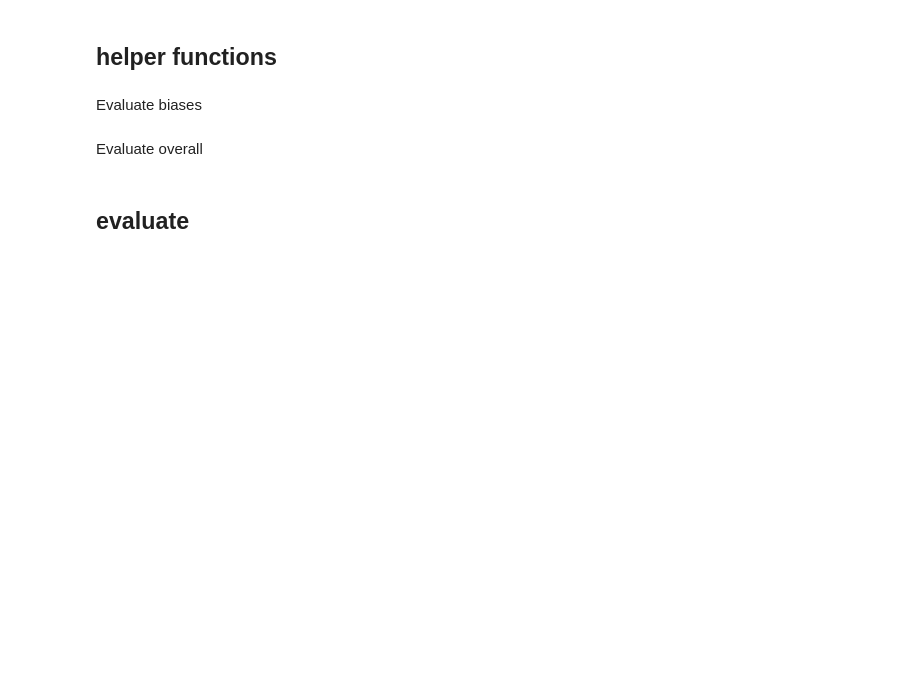
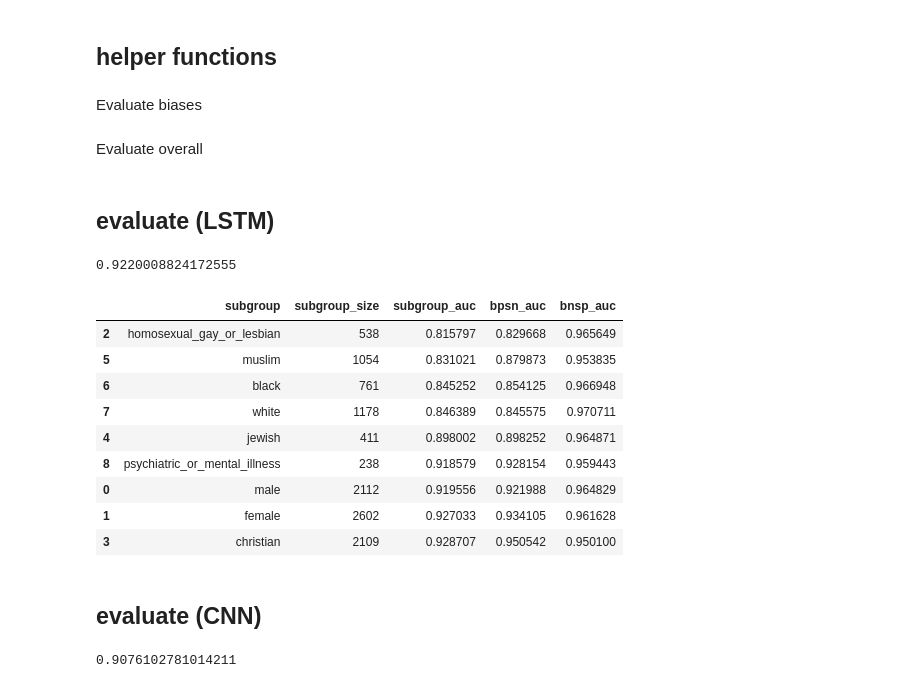
Before and after one commit to imbealopez/Toxicity-Detection, a Jupyter notebook: ToxicityDetection.ipynb, the cells around one changed output. Cells and saved outputs as stored; diff of their text form; code cells hidden in the pictures; blank space fills up the shorter version.

```diff
--- a/ToxicityDetection.ipynb
+++ b/ToxicityDetection.ipynb
@@ -2571,11 +3187,11 @@ test_private_comments_bool[MODEL_NAME] = np.mean(all_test_preds, axis=0)[:, 0]
 # %%
 #save and load models
-# import pickle
-# with open("/content/model.pickle", "wb") as f:
-#     pickle.dump(model, f)
-
-# with open("/content/model.pickle", "rb") as f:
-#     model = pickle.load(f)
+import pickle
+with open("/content/model.pickle", "wb") as f:
+     pickle.dump(model,f)
+# %%
+with open("/content/model.pickle", "rb") as f:
+    model = pickle.load(f)
 # %%
 # submission = pd.DataFrame.from_dict({
 #     'id': test['id'],
@@ -2731,15 +3358,49 @@ class JigsawEvaluator:
         bias_score = (1 - self.overall_model_weight) * bias_score
         return overall_score + bias_score
 # %% [markdown]
-## evaluate
+## evaluate (LSTM)
+# %%
+y_true = test_private_comments['toxicity'].values
+y_identity = test_private_comments[identity_columns].values
+y_pred = test_private_comments[MODEL_NAME].values
+
+# evaluate overall
+evaluator = JigsawEvaluator(y_true, y_identity)
+auc_score = evaluator.get_final_metric(y_pred)
+print(auc_score)
+# %% [output]
+0.9220008824172555
+# %%
+#only bias metric
+TOXICITY_COLUMN = 'toxicity'
+bias_metrics_df = compute_bias_metrics_for_model(test_private_comments_bool, identity_columns, MODEL_NAME,'toxicity')
+bias_metrics_df
+
+#another overall auc
+#get_final_metric(bias_metrics_df, calculate_overall_auc(test_private_comments_bool, MODEL_NAME))
+# %% [output]
+|  | subgroup | subgroup_size | subgroup_auc | bpsn_auc | bnsp_auc |
+| 2 | homosexual_gay_or_lesbian | 538 | 0.815797 | 0.829668 | 0.965649 |
+| 5 | muslim | 1054 | 0.831021 | 0.879873 | 0.953835 |
+| 6 | black | 761 | 0.845252 | 0.854125 | 0.966948 |
+| 7 | white | 1178 | 0.846389 | 0.845575 | 0.970711 |
+| 4 | jewish | 411 | 0.898002 | 0.898252 | 0.964871 |
+| 8 | psychiatric_or_mental_illness | 238 | 0.918579 | 0.928154 | 0.959443 |
+| 0 | male | 2112 | 0.919556 | 0.921988 | 0.964829 |
+| 1 | female | 2602 | 0.927033 | 0.934105 | 0.961628 |
+| 3 | christian | 2109 | 0.928707 | 0.950542 | 0.950100 |
+# %% [markdown]
+## evaluate (CNN)
 # %%
-y_true = test_private_comments_bool[TOXICITY_COLUMN].values
-y_identity = test_private_comments_bool[identity_columns].values
+y_true = test_private_comments['toxicity'].values
+y_identity = test_private_comments[identity_columns].values
 y_pred = test_private_comments_bool[MODEL_NAME].values
 
-# evaluate
+# evaluate overall
 evaluator = JigsawEvaluator(y_true, y_identity)
 auc_score = evaluator.get_final_metric(y_pred)
 print(auc_score)
+# %% [output]
+0.9076102781014211
 # %%
 #only bias metric
```
Also changed, not shown: parts of 55 cells of this notebook.
